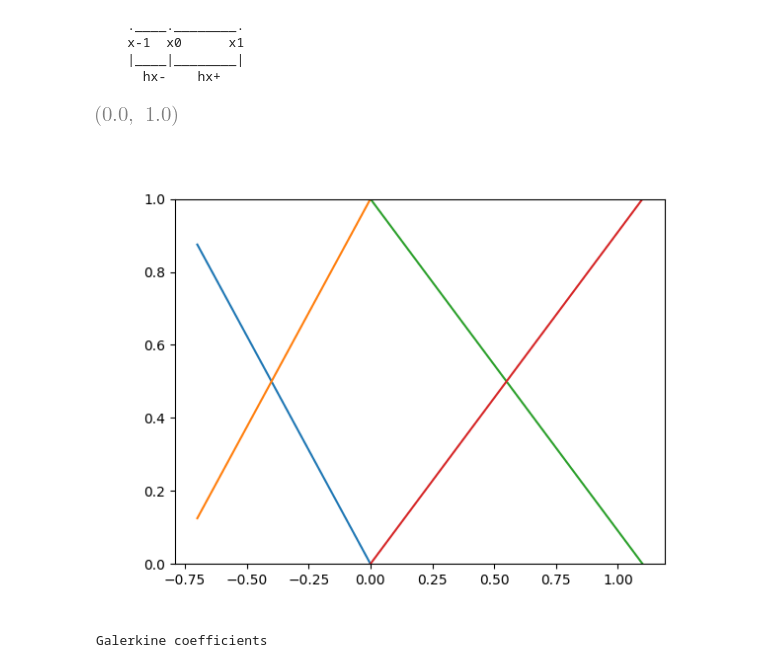
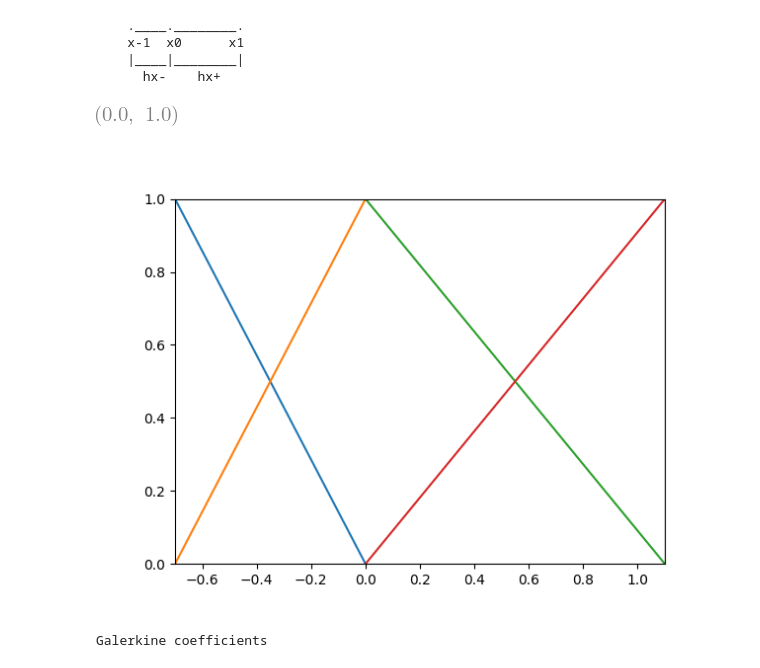
Before and after one commit to vitaldenodrest/greenwich, a Jupyter notebook: M0/1D_dispersion.ipynb, the cells around one changed output. Drawn from its saved outputs; the diff is of its cells as text; code cells hidden in the pictures.

```diff
--- a/M0/1D_dispersion.ipynb
+++ b/M0/1D_dispersion.ipynb
@@ -66,25 +66,26 @@ N_["+1"] = x / h_x_["+"]
 # %%
 # Plot shape functions
 
 HX_M = 0.7
 HX_P = 1.1
 
 
 X = np.linspace(-HX_M, +HX_P)
 
 Y = []
-Y.append(sp.lambdify(args=[x, h_x_["-"]], expr=N_["-1"])(X, 0.8))
-Y.append(sp.lambdify([x, h_x_["-"]], N_["0-"])(X, 0.8))
-Y.append(sp.lambdify([x, h_x_["+"]], N_["0+"])(X, 1.1))
-Y.append(sp.lambdify([x, h_x_["+"]], N_["+1"])(X, 1.1))
+Y.append(sp.lambdify(args=[x, h_x_["-"]], expr=N_["-1"])(X, HX_M))
+Y.append(sp.lambdify([x, h_x_["-"]], N_["0-"])(X, HX_M))
+Y.append(sp.lambdify([x, h_x_["+"]], N_["0+"])(X, HX_P))
+Y.append(sp.lambdify([x, h_x_["+"]], N_["+1"])(X, HX_P))
 
 fig, ax = plt.subplots()
 for Yi in Y:
     ax.plot(X, Yi)
+ax.set_xlim(xmin=-HX_M, xmax=HX_P)
 ax.set_ylim(ymin=0, ymax=1)
 # %% [output]
 [figure]
-[figure, old version]
+[figure, new version]
 # %%
 # Linear system coefficients (Galerkine)
 A_G_ = dict()
```
